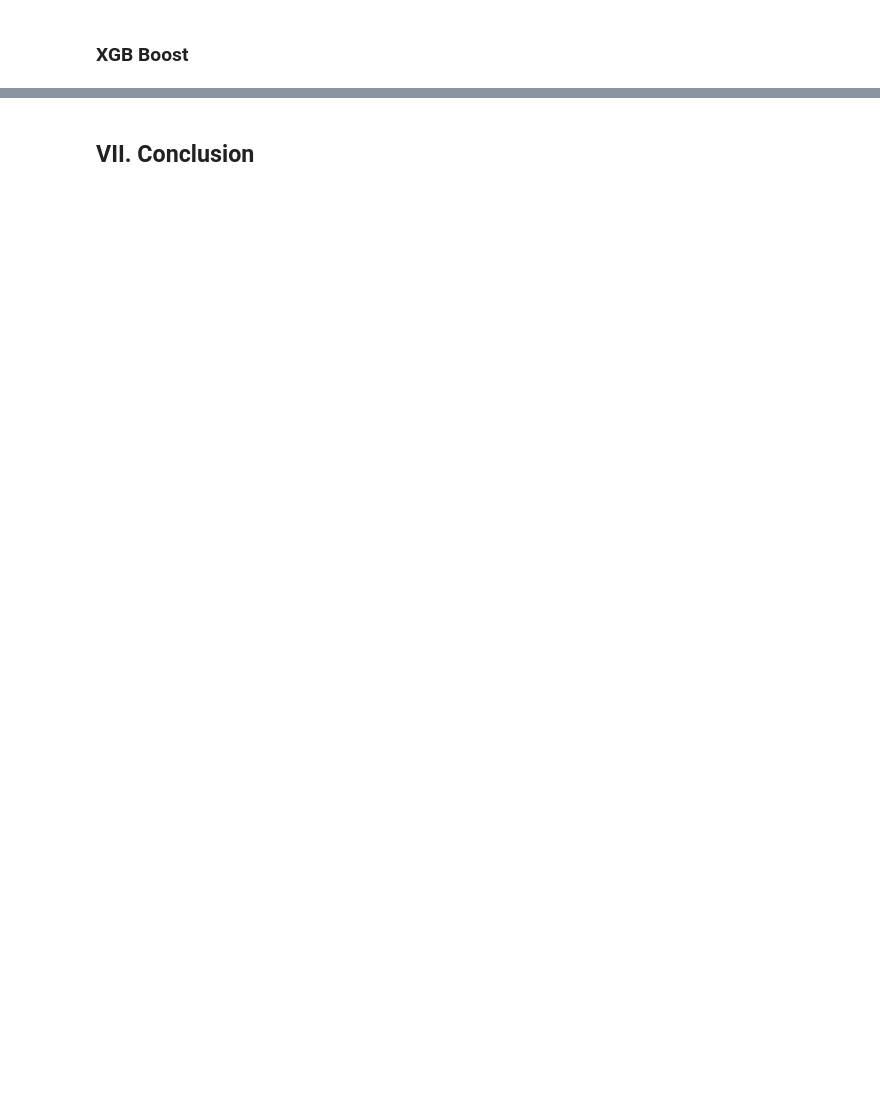
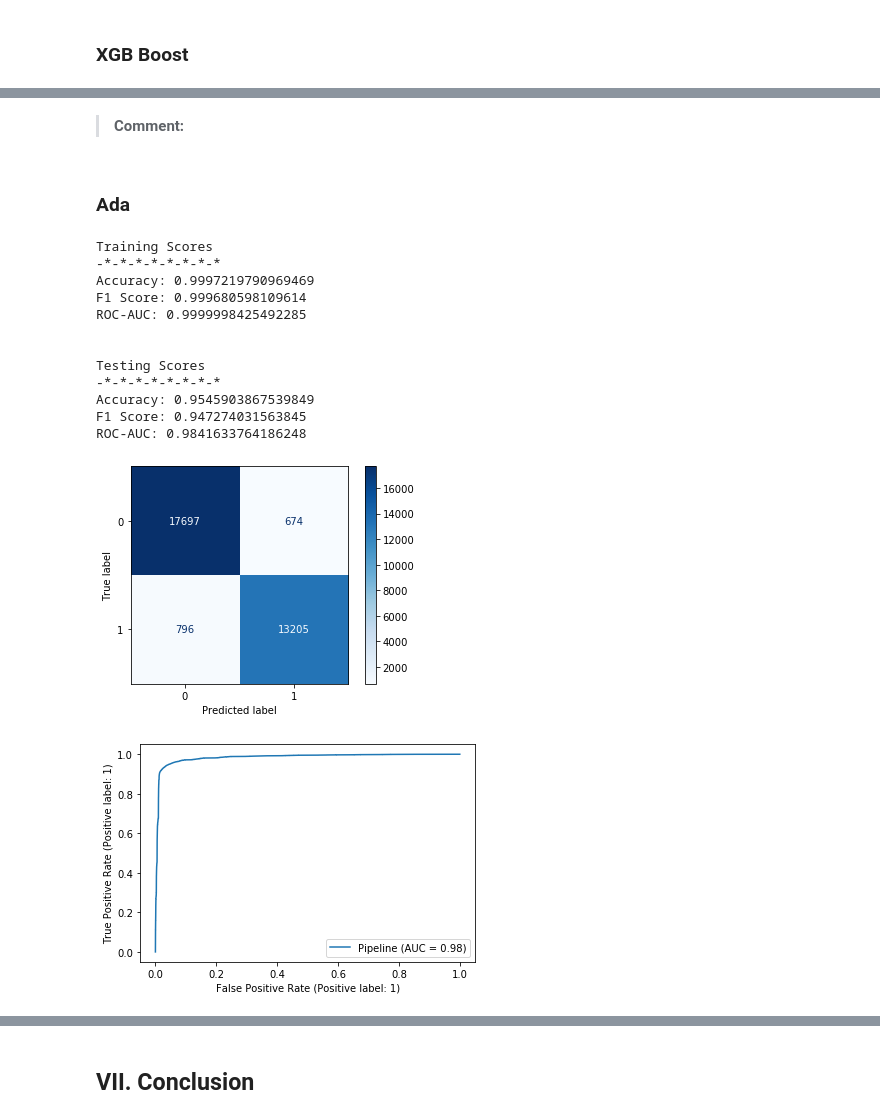
Before and after one commit to jingyunw/Airline_Passenger_Satisfaction_Analysis, a Jupyter notebook: Airline-Passenger-Satisfaction.ipynb, the cells around one changed output, grey strips where cells are left out. Drawn from its saved outputs; the diff is of its cells as text; code cells hidden in the pictures; blank space fills up the shorter version.

```diff
--- a/Airline-Passenger-Satisfaction.ipynb
+++ b/Airline-Passenger-Satisfaction.ipynb
@@ -1046,0 +841,27 @@ coef_df.sort_values(by='coefficient', ascending=False)
+# %% [markdown]
+>**Comment:**
+# %% [markdown]
+### Ada
+# %%
+clf_ada = Pipeline(steps=[
+    ('preprocess', preprocessor),
+    ('classifier', AdaBoostClassifier(DecisionTreeClassifier(criterion='entropy'), random_state=24))])
+
+clf_ada.fit(X_train, y_train)
+
+evaluate(clf_ada, X_train, X_test, y_train, y_test, use_decision_function='no')
+# %% [output]
+Training Scores
+-*-*-*-*-*-*-*-*
+Accuracy: 0.9997219790969469
+F1 Score: 0.999680598109614
+ROC-AUC: 0.9999998425492285
+
+
+Testing Scores
+-*-*-*-*-*-*-*-*
+Accuracy: 0.9545903867539849
+F1 Score: 0.947274031563845
+ROC-AUC: 0.9841633764186248
+[figure, added]
+[figure, added]
```
Also changed, not shown: parts of 115 cells of this notebook.
